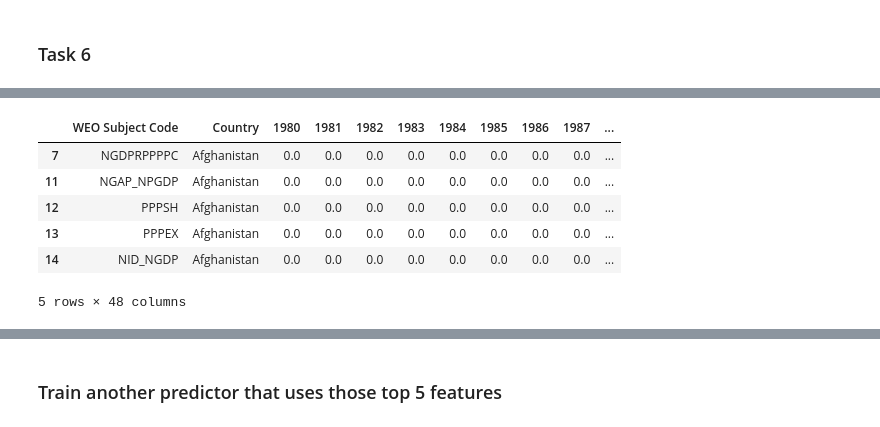
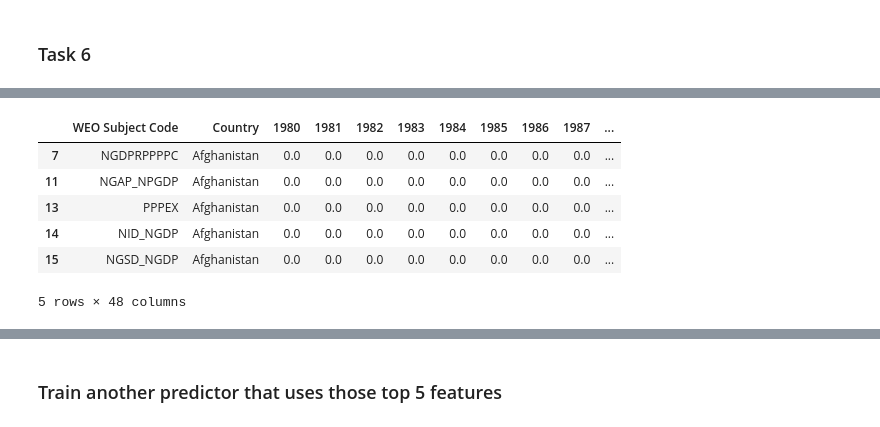
Before and after one commit to dryeab/WEOOct2020all, a Jupyter notebook: ml.ipynb, the cells around one changed output, grey strips where cells are left out. Saved outputs shown, nothing was run; the diff lists cells and outputs as text; code cells hidden in the pictures.

```diff
--- a/ml.ipynb
+++ b/ml.ipynb
@@ -260,36 +257,37 @@ gdp_data = df.copy()
 exclude = [
     "PPPPC",
     "NGDPDPC",
     "NGDPPC",
     "NGDPRPC",
     "NGDP_D",
     "PPPGDP",
     "NGDPD",
     "NGDP",
     "NGDP_RPCH",
     "NGDP_R",
+    "PPPSH"
 ]
 gdp_data = gdp_data[~gdp_data["WEO Subject Code"].isin(exclude)].drop(
     columns=[
         "WEO Country Code",
         "ISO",
         "Subject Notes",
         "Subject Descriptor",
         "Units",
         "Scale",
         "Country/Series-specific Notes",
         "Estimates Start After",
     ]
 )
 
 gdp_data.head()
 # %% [output]
 |  | WEO Subject Code | Country | 1980 | 1981 | 1982 | 1983 | 1984 | 1985 | 1986 | 1987 | ... |
 | 7 | NGDPRPPPPC | Afghanistan | 0.0 | 0.0 | 0.0 | 0.0 | 0.0 | 0.0 | 0.0 | 0.0 | ... |
 | 11 | NGAP_NPGDP | Afghanistan | 0.0 | 0.0 | 0.0 | 0.0 | 0.0 | 0.0 | 0.0 | 0.0 | ... |
-| 12 | PPPSH | Afghanistan | 0.0 | 0.0 | 0.0 | 0.0 | 0.0 | 0.0 | 0.0 | 0.0 | ... |
 | 13 | PPPEX | Afghanistan | 0.0 | 0.0 | 0.0 | 0.0 | 0.0 | 0.0 | 0.0 | 0.0 | ... |
 | 14 | NID_NGDP | Afghanistan | 0.0 | 0.0 | 0.0 | 0.0 | 0.0 | 0.0 | 0.0 | 0.0 | ... |
+| 15 | NGSD_NGDP | Afghanistan | 0.0 | 0.0 | 0.0 | 0.0 | 0.0 | 0.0 | 0.0 | 0.0 | ... |
 5 rows × 48 columns
 # %%
 melted_df = pd.melt(gdp_data, id_vars=['Country', 'WEO Subject Code'], var_name='year', value_name='value')
```
Also changed, not shown: parts of 13 cells of this notebook, 14 other files.
